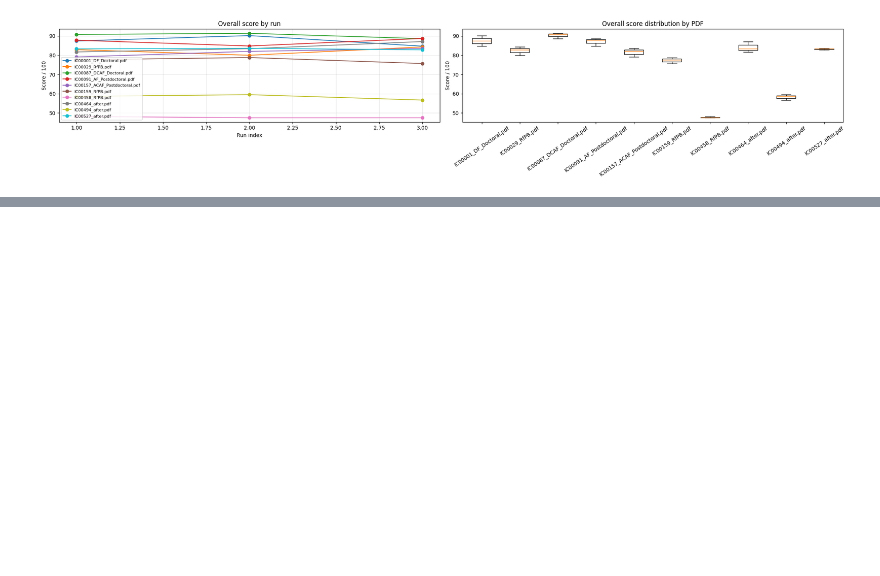
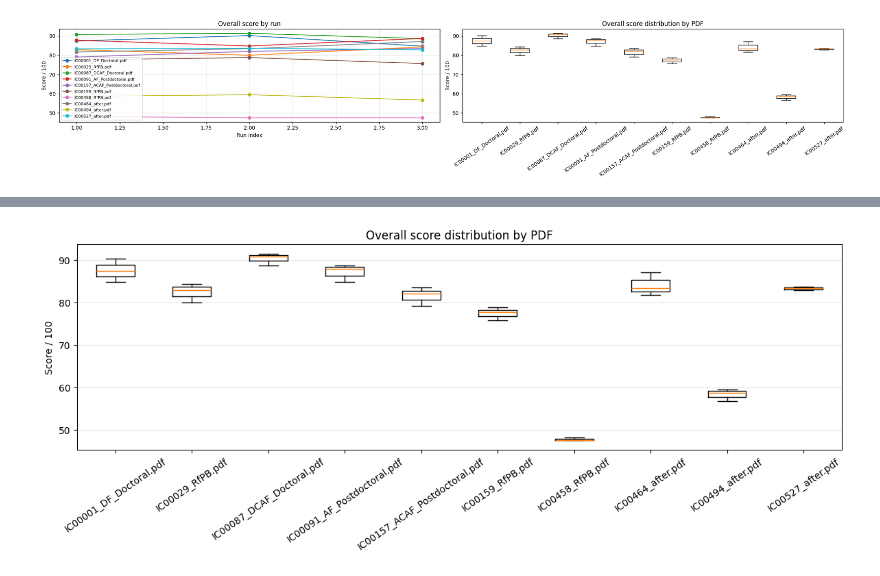
Before and after one commit to ZLF329/nlp_grant_coursework, a Jupyter notebook: experiments/reliability.ipynb, the cells around one changed output, grey strips where cells are left out. Saved outputs shown, nothing was run; the diff lists cells and outputs as text; code cells hidden in the pictures; blank space fills up the shorter version.

```diff
--- a/experiments/reliability.ipynb
+++ b/experiments/reliability.ipynb
@@ -678,0 +705,19 @@ plot_same_pdf_distribution(same_pdf_df)
+# %%
+# ── Plot 2: Overall score distribution by PDF (box plot) ─────────────────────
+if plt is not None:
+    pdf_names = sorted(same_pdf_df_loaded['pdf_name'].unique())
+    grouped = [
+        same_pdf_df_loaded.loc[same_pdf_df_loaded['pdf_name'] == pdf_name, 'overall_score_100'].tolist()
+        for pdf_name in pdf_names
+    ]
+    fig, ax = plt.subplots(figsize=(max(10, len(pdf_names) * 1.2), 5))
+    ax.boxplot(grouped, tick_labels=pdf_names)
+    ax.set_title('Overall score distribution by PDF')
+    ax.set_ylabel('Score / 100')
+    ax.tick_params(axis='x', labelrotation=35)
+    ax.grid(axis='y', alpha=0.3)
+    plt.tight_layout()
+    plt.savefig(RESULTS_DIR / 'reliability_score_boxplot.png', dpi=150, bbox_inches='tight')
+    plt.show()
+# %% [output]
+[figure, added]
```
Also changed, not shown: parts of 2 cells of this notebook, 14 other files.
